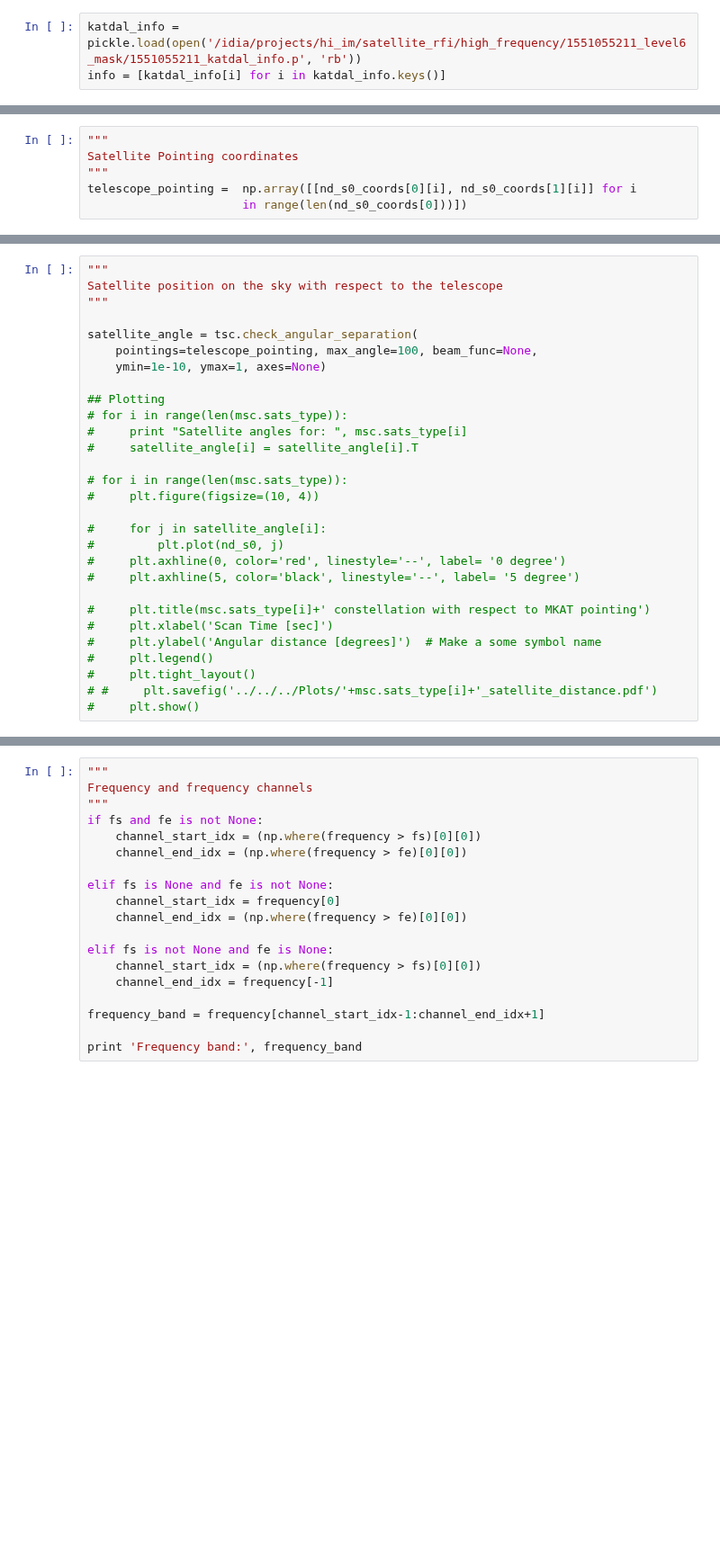
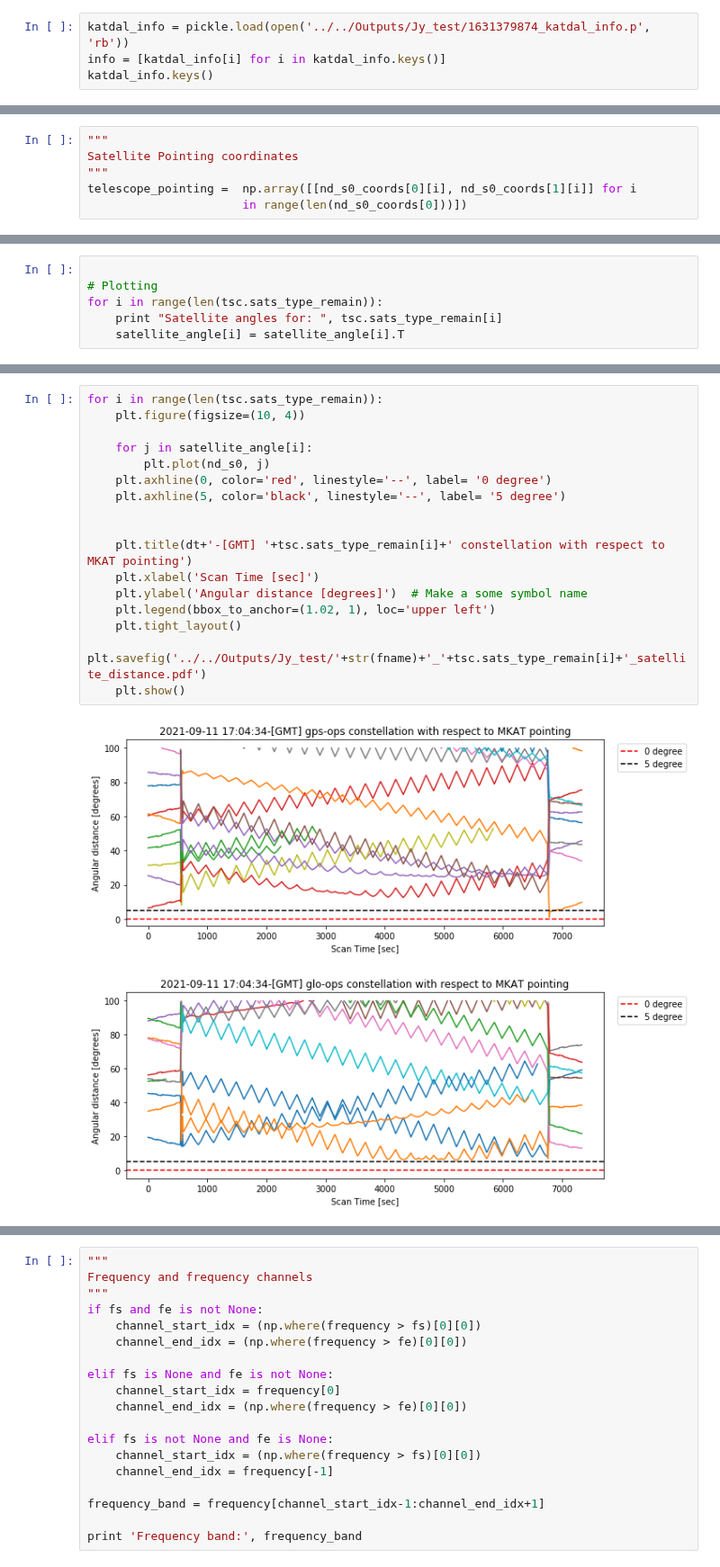
Before and after one commit to vitoria-ab/satellite_RFI-mine, a Jupyter notebook: Notebooks/Satellite_position/Satellite_position.ipynb, the cells around one changed output, grey strips where cells are left out. Shown at 90% size. Saved outputs shown, nothing was run; the diff lists cells and outputs as text; blank space fills up the shorter version.

```diff
--- a/Notebooks/Satellite_position/Satellite_position.ipynb
+++ b/Notebooks/Satellite_position/Satellite_position.ipynb
@@ -80,3 +69,4 @@ tle_data_sort   Given the format of the TLE from the website, the data needs to
 # %%
-katdal_info = pickle.load(open('/idia/projects/hi_im/satellite_rfi/high_frequency/1551055211_level6_mask/1551055211_katdal_info.p', 'rb'))
+katdal_info = pickle.load(open('../../Outputs/Jy_test/1631379874_katdal_info.p', 'rb'))
 info = [katdal_info[i] for i in katdal_info.keys()]
+katdal_info.keys()
@@ -162,0 +183,6 @@ telescope_pointing =  np.array([[nd_s0_coords[0][i], nd_s0_coords[1][i]] for i
+# %%
+
+# Plotting
+for i in range(len(tsc.sats_type_remain)):
+    print "Satellite angles for: ", tsc.sats_type_remain[i]
+    satellite_angle[i] = satellite_angle[i].T
@@ -163,29 +196,20 @@ telescope_pointing =  np.array([[nd_s0_coords[0][i], nd_s0_coords[1][i]] for i
 # %%
-"""
-Satellite position on the sky with respect to the telescope
-"""
+for i in range(len(tsc.sats_type_remain)):
+    plt.figure(figsize=(10, 4))
 
-satellite_angle = tsc.check_angular_separation(
-    pointings=telescope_pointing, max_angle=100, beam_func=None,
-    ymin=1e-10, ymax=1, axes=None)
+    for j in satellite_angle[i]:
+        plt.plot(nd_s0, j)
+    plt.axhline(0, color='red', linestyle='--', label= '0 degree')
+    plt.axhline(5, color='black', linestyle='--', label= '5 degree')
 
-## Plotting
-# for i in range(len(msc.sats_type)):
-#     print "Satellite angles for: ", msc.sats_type[i]
-#     satellite_angle[i] = satellite_angle[i].T
 
-# for i in range(len(msc.sats_type)):
-#     plt.figure(figsize=(10, 4))
-
-#     for j in satellite_angle[i]:
-#         plt.plot(nd_s0, j)
-#     plt.axhline(0, color='red', linestyle='--', label= '0 degree')
-#     plt.axhline(5, color='black', linestyle='--', label= '5 degree')
-
-#     plt.title(msc.sats_type[i]+' constellation with respect to MKAT pointing')
-#     plt.xlabel('Scan Time [sec]')
-#     plt.ylabel('Angular distance [degrees]')  # Make a some symbol name
-#     plt.legend()
-#     plt.tight_layout()
-# #     plt.savefig('../../../Plots/'+msc.sats_type[i]+'_satellite_distance.pdf')
-#     plt.show()
+    plt.title(dt+'-[GMT] '+tsc.sats_type_remain[i]+' constellation with respect to MKAT pointing')
+    plt.xlabel('Scan Time [sec]')
+    plt.ylabel('Angular distance [degrees]')  # Make a some symbol name
+    plt.legend(bbox_to_anchor=(1.02, 1), loc='upper left')
+    plt.tight_layout()
+    plt.savefig('../../Outputs/Jy_test/'+str(fname)+'_'+tsc.sats_type_remain[i]+'_satellite_distance.pdf')
+    plt.show()
+# %% [output]
+[figure, added]
+[figure, added]
```
Also changed, not shown: parts of 20 cells of this notebook.
